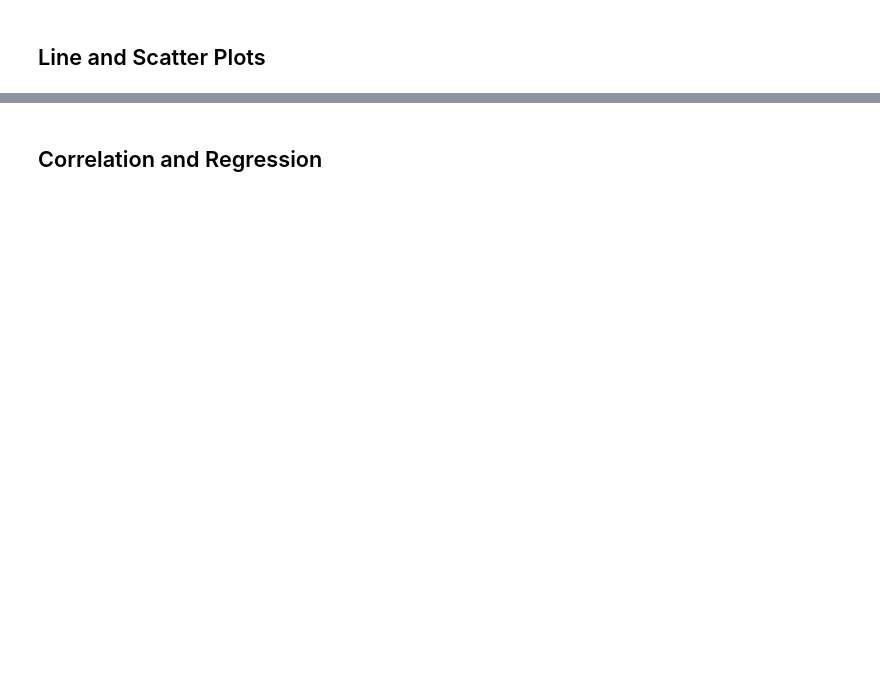
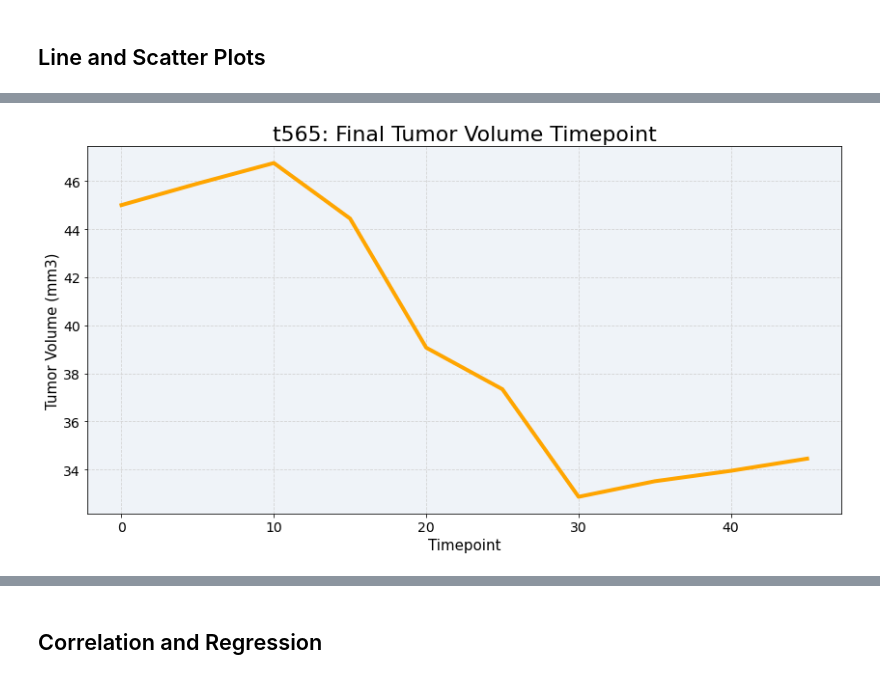
Before and after one commit to naydeenmonzon/Matploblib-Challenge, a Jupyter notebook: pymaceuticals_starter.ipynb, the cells around one changed output, grey strips where cells are left out. Drawn from its saved outputs; the diff is of its cells as text; code cells hidden in the pictures; blank space fills up the shorter version.

```diff
--- a/pymaceuticals_starter.ipynb
+++ b/pymaceuticals_starter.ipynb
@@ -367,0 +430,3 @@ plt.show()
+# %%
+t565_df = clean_data.loc[clean_data['Mouse ID'] == 't565'].set_index('Timepoint')
+t565_df
@@ -367,0 +446,13 @@ plt.show()
+# %%
+ax = t565_df['Tumor Volume (mm3)'].plot.line(figsize=(14,7), linewidth=4, dash_capstyle='butt', marker='',
+                                        color='orange', fontsize=14)
+
+ax.set_facecolor('lightsteelblue')
+ax.patch.set_alpha(0.2)
+plt.title("t565: Final Tumor Volume Timepoint", fontsize=22)
+plt.ylabel('Tumor Volume (mm3)', fontsize=15)
+plt.xlabel('Timepoint', fontsize=15)
+plt.grid(color='lightgrey', linestyle='--')
+plt.show()
+# %% [output]
+[figure, added]
```
Also changed, not shown: parts of 18 cells of this notebook.
